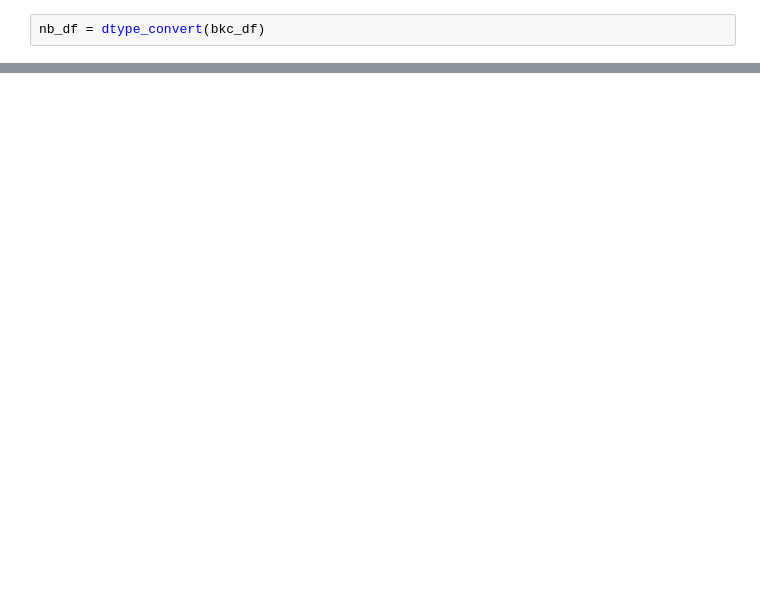
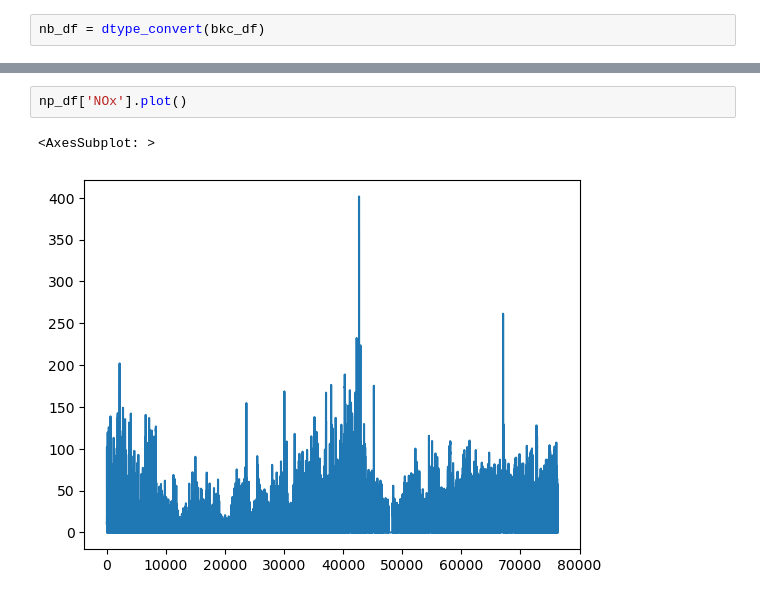
Before and after one commit to OmdenaAI/omdena-mumbai-chapter-air-quality, a Jupyter notebook: src/tasks/task-2-eda/stats_tests.ipynb, the cells around one changed output, grey strips where cells are left out. Cells and saved outputs as stored; diff of their text form; blank space fills up the shorter version.

```diff
--- a/src/tasks/task-2-eda/stats_tests.ipynb
+++ b/src/tasks/task-2-eda/stats_tests.ipynb
@@ -166,0 +201,5 @@ nb_df = dtype_convert(bkc_df)
+# %%
+np_df['NOx'].plot()
+# %% [output]
+<AxesSubplot: >
+[figure, added]
```
Also changed, not shown: parts of 14 cells of this notebook.
